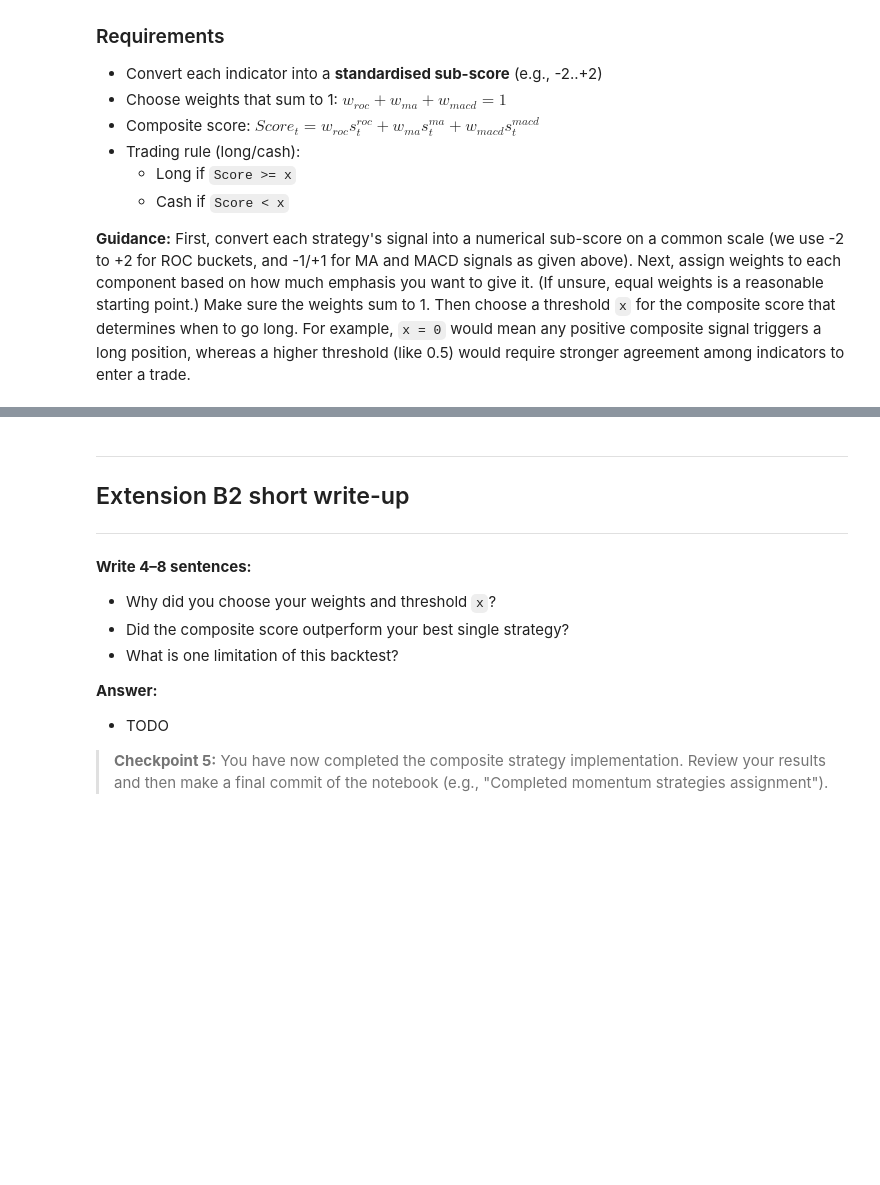
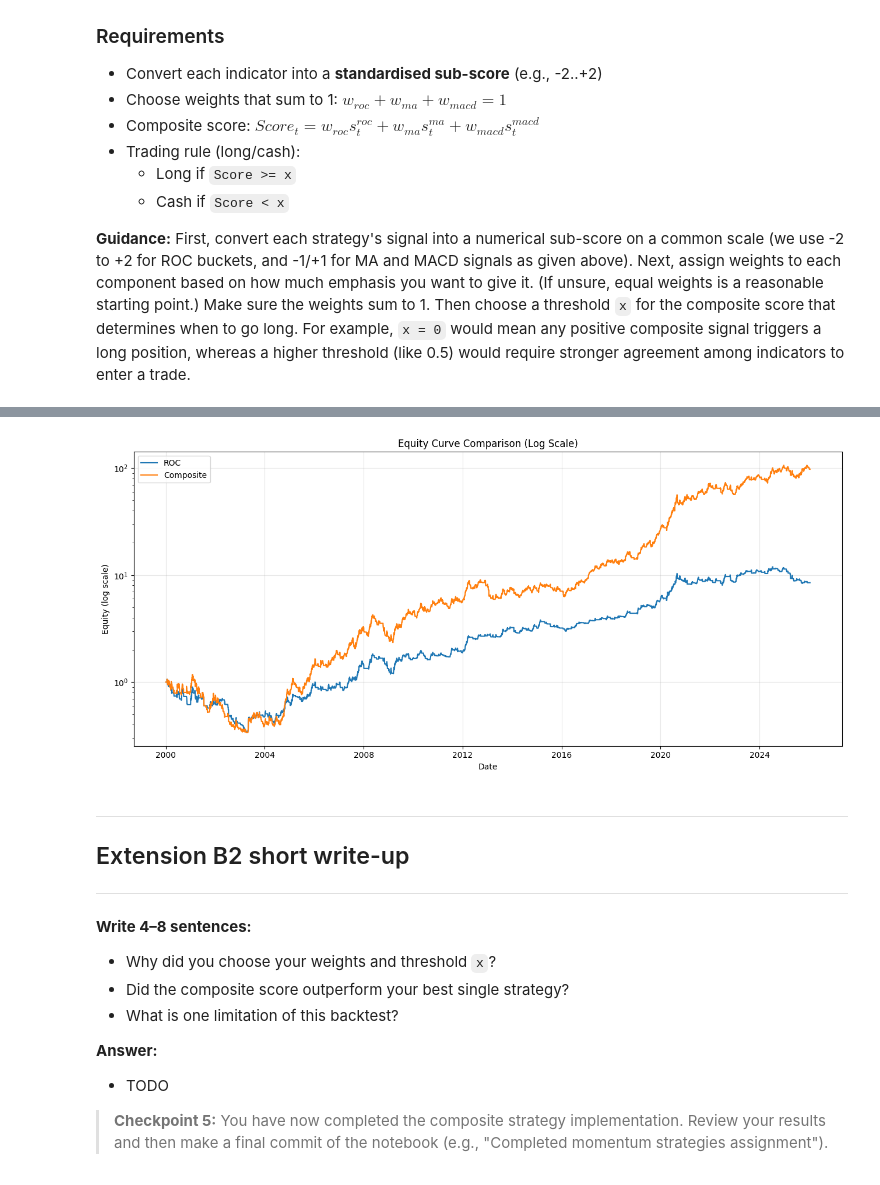
Before and after one commit to taliashapiro05/Momentum_assignment-1-, a Jupyter notebook: Momentum_assignment.ipynb, the cells around one changed output, grey strips where cells are left out. Drawn from its saved outputs; the diff is of its cells as text; code cells hidden in the pictures; blank space fills up the shorter version.

```diff
--- a/Momentum_assignment.ipynb
+++ b/Momentum_assignment.ipynb
@@ -728,3 +752,20 @@ def composite_momentum_strategy(
+# %%
+plt.figure(figsize=(13,6))
+
+plt.plot(ROC_backtest["Date"], ROC_backtest["equity"], label="ROC")
+plt.plot(backtest["Date"], backtest["equity"], label="Composite")
+
+plt.yscale("log")
+
+plt.title("Equity Curve Comparison (Log Scale)")
+plt.xlabel("Date")
+plt.ylabel("Equity (log scale)")
+plt.legend()
+plt.grid(True, alpha=0.3)
+plt.tight_layout()
+plt.show()
+# %% [output]
+[figure, added]
 # %% [markdown]
 ---
 ## Extension B2 short write-up
```
Also changed, not shown: parts of 1 cell of this notebook.
